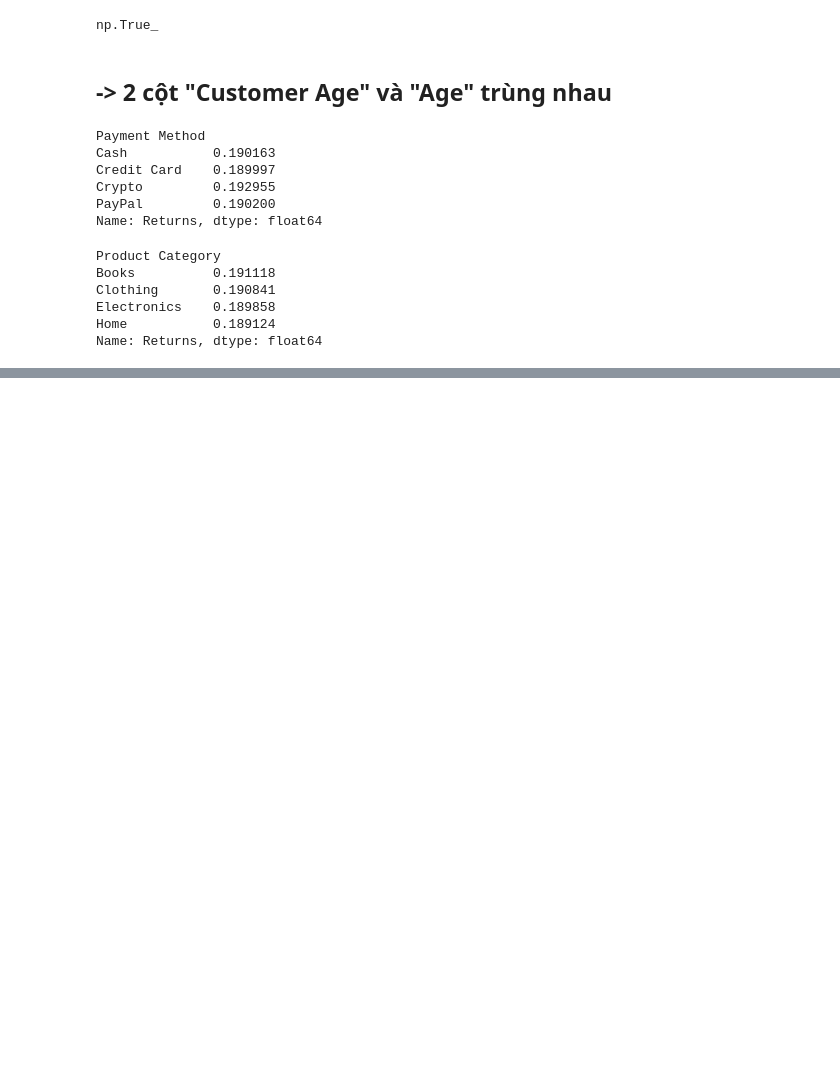
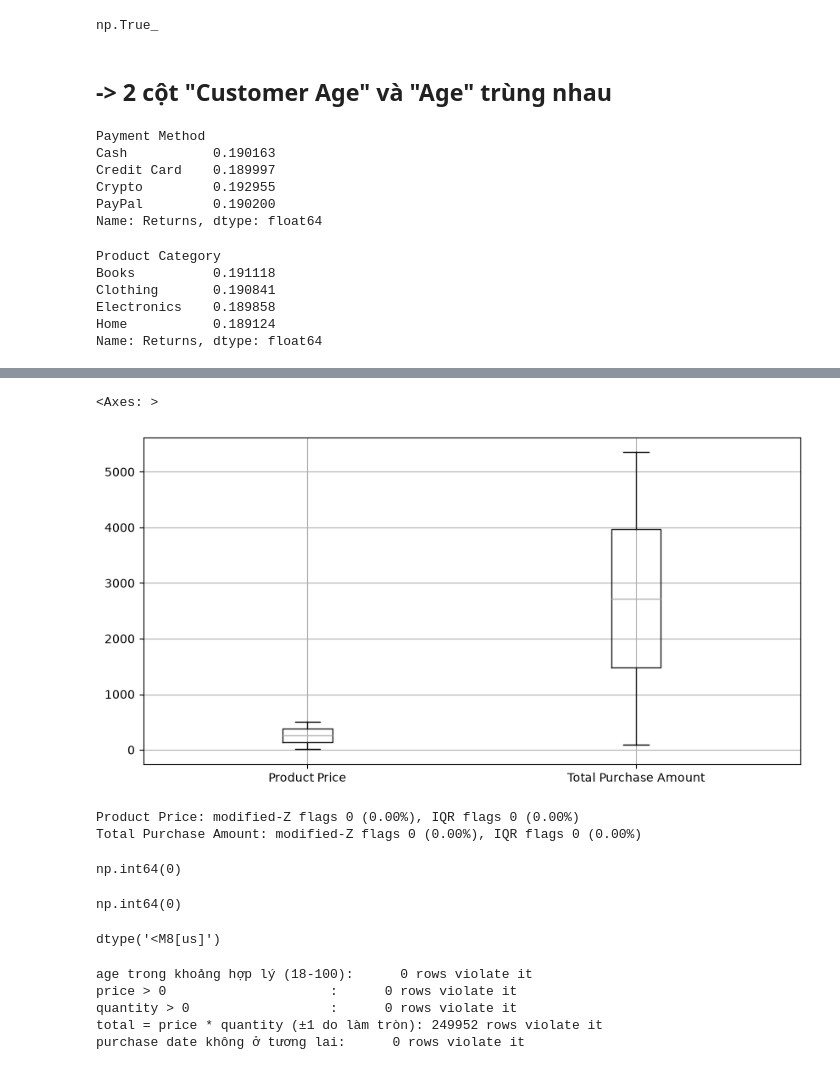
Before and after one commit to huybel2012/ds-ecommerce-customers, a Jupyter notebook: notebooks/01_data_cleaning.ipynb, the cells around one changed output, grey strips where cells are left out. Saved outputs shown, nothing was run; the diff lists cells and outputs as text; code cells hidden in the pictures; blank space fills up the shorter version.

```diff
--- a/notebooks/01_data_cleaning.ipynb
+++ b/notebooks/01_data_cleaning.ipynb
@@ -89,0 +158,50 @@ Name: Returns, dtype: float64
+# %%
+df.boxplot(column=["Product Price", "Total Purchase Amount"], figsize=(10,5))
+# %% [output]
+<Axes: >
+[figure, added]
+# %%
+import importlib
+import src.utils
+importlib.reload(src.utils)
+from src.utils import modified_z_mask, iqr_mask
+
+for col in ["Product Price", "Total Purchase Amount"]:
+    mz = modified_z_mask(df[col])
+    iq = iqr_mask(df[col])
+    print(f"{col}: modified-Z flags {mz.sum()} ({mz.mean():.2%}), "
+          f"IQR flags {iq.sum()} ({iq.mean():.2%})")
+# %% [output]
+Product Price: modified-Z flags 0 (0.00%), IQR flags 0 (0.00%)
+Total Purchase Amount: modified-Z flags 0 (0.00%), IQR flags 0 (0.00%)
+# %%
+df.duplicated().sum()
+# %% [output]
+np.int64(0)
+# %%
+df.duplicated(subset=["Customer ID", "Purchase Date", "Product Category"]).sum()
+# %% [output]
+np.int64(0)
+# %%
+df["Purchase Date"] = pd.to_datetime(df["Purchase Date"])
+df["Purchase Date"].dtype
+# %% [output]
+dtype('<M8[us]')
+# %%
+from src.utils import run_checks
+checks = {
+    "age trong khoảng hợp lý (18-100)": df["Age"].between(18, 100),
+    "price > 0": df["Product Price"] > 0,
+    "quantity > 0": df["Quantity"] > 0,
+    "total = price * quantity (±1 do làm tròn)":
+        (df["Total Purchase Amount"] - df["Product Price"] * df["Quantity"]).abs() < 1,
+    "purchase date không ở tương lai": df["Purchase Date"] <= pd.Timestamp.now(),
+}
+
+run_checks(df, checks)
+# %% [output]
+age trong khoảng hợp lý (18-100):      0 rows violate it
+price > 0                     :      0 rows violate it
+quantity > 0                  :      0 rows violate it
+total = price * quantity (±1 do làm tròn): 249952 rows violate it
+purchase date không ở tương lai:      0 rows violate it
```
Also changed, not shown: parts of 20 cells of this notebook, 3 other files.
